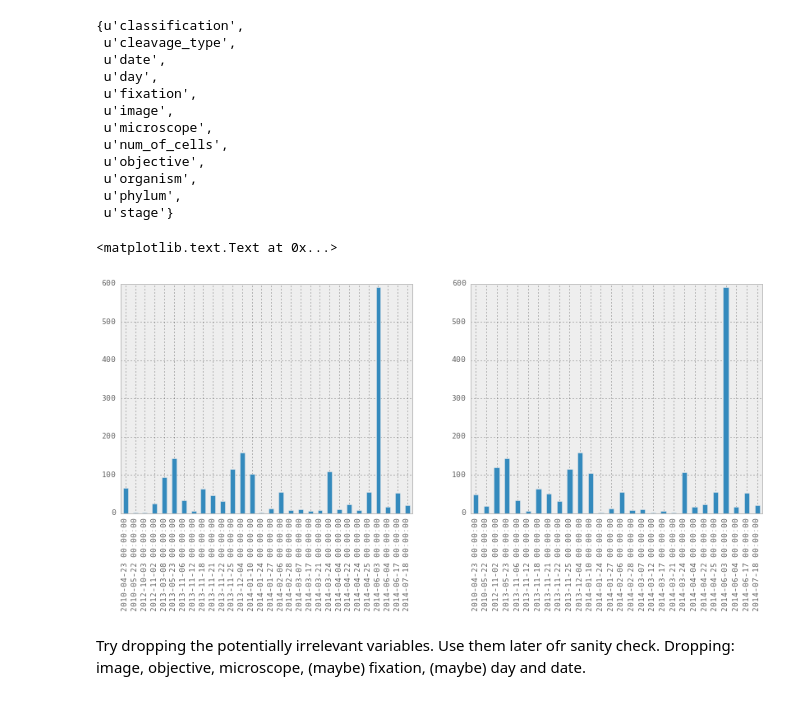
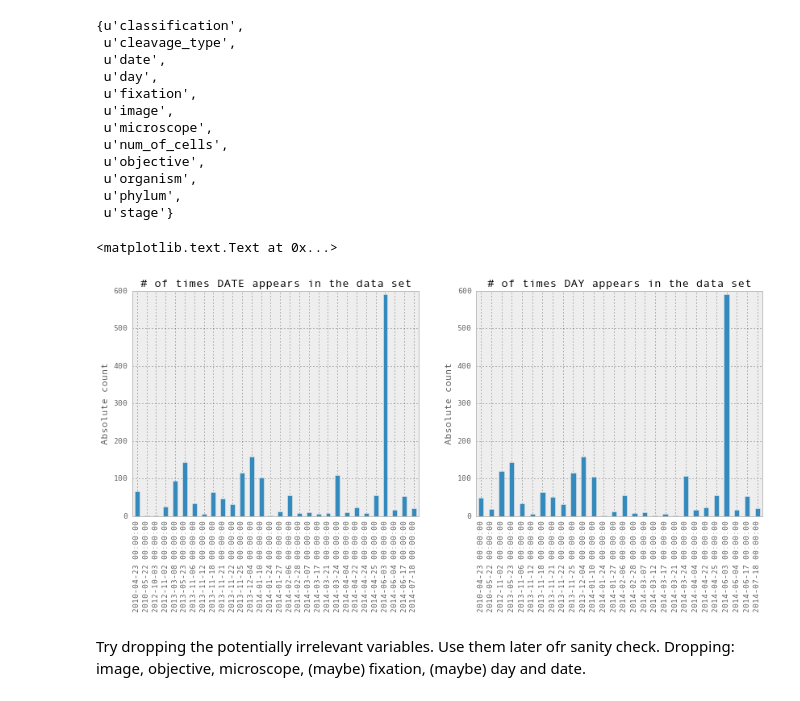
Before and after one commit to emmaggie/SPINDLE_ZOO, a Jupyter notebook: SEPTEMBER_2014/Marina_September_spindle_zoo.ipynb, the cells around one changed output. Drawn from its saved outputs; the diff is of its cells as text; code cells hidden in the pictures.

```diff
--- a/SEPTEMBER_2014/Marina_September_spindle_zoo.ipynb
+++ b/SEPTEMBER_2014/Marina_September_spindle_zoo.ipynb
@@ -654,32 +654,34 @@ set(df2.columns).difference(set(df2._get_numeric_data().columns)) #day and date
 # %%
 fig, axs = plt.subplots(1,2, figsize=(14,5))
 
 #import matplotlib.dates
 date_df=df2.date.value_counts()
 type(date_df)
 date_df=date_df.sort_index(ascending=True)
 my_plot=date_df.plot(kind='bar',use_index=True,ax=axs[0])
 
 day_df=df2.day.value_counts()
 day_df=day_df.sort_index(ascending=True)
 
 my_plot2=day_df.plot(kind='bar',use_index=True,ax=axs[1])
 
 ax1=axs[0]
 ax2=axs[1]
 
-ax1.set_title("# of times date appears in the data set")
-ax2.set_title("Polar body #2: diameter in micrometers")
+ax1.set_title("# of times DATE appears in the data set")
+ax1.set_ylabel('Absolute count')
+ax2.set_title("# of times DAY appears in the data set")
+ax2.set_ylabel('Absolute count')
 
 
 
 my_plot.get_xticks()
 my_plot.get_xticklabels()[0]
 
 #my_plot.xaxis.set_major_formatter(matplotlib.dates.DateFormatter('%Y-%m-%d'))
 # %% [output]
 <matplotlib.text.Text at 0x...>
-[figure, old version]
+[figure, new version]
 # %%
 df3 = df2.copy()
 # %% [markdown]
```
